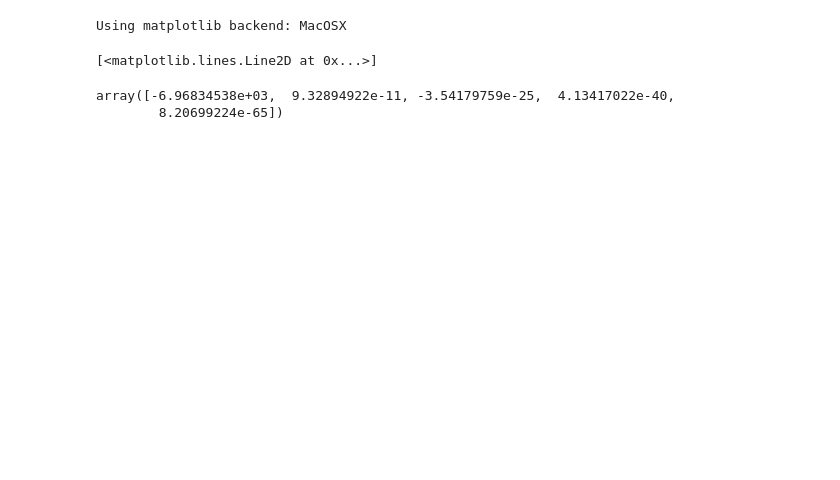
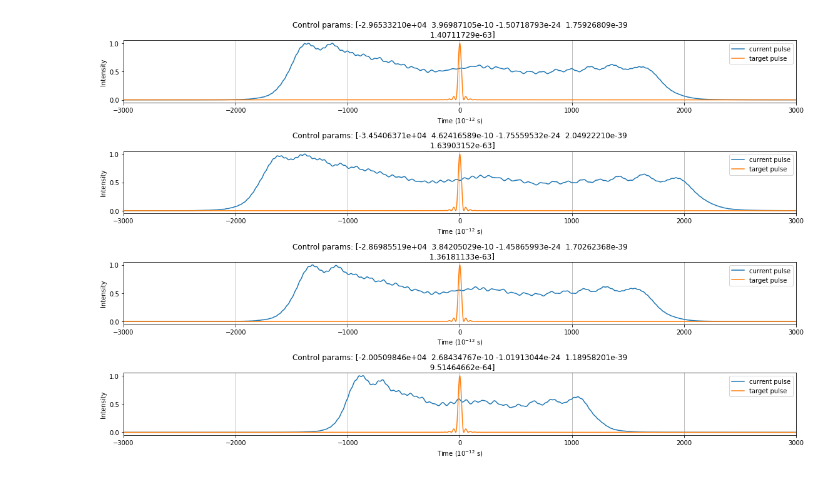
Before and after one commit to fracapuano/TempoRL, a Jupyter notebook: laserOpt.ipynb, the cells around one changed output. Saved outputs shown, nothing was run; the diff lists cells and outputs as text; code cells hidden in the pictures; blank space fills up the shorter version.

```diff
--- a/laserOpt.ipynb
+++ b/laserOpt.ipynb
@@ -28,25 +28,25 @@ theorical_phase = physics.theorical_phase(frequency, central_carrier)
 control_params = physics.phase_expansions(frequency, theorical_phase)
 pulse = ps.temporal_profile(control_params)
 timescale = ps.time_scale()
-
-%matplotlib
-fig, ax = plt.subplots()
-ax.plot(timescale, pulse, label = "Initial value")
-# %% [output]
-Using matplotlib backend: MacOSX
-[<matplotlib.lines.Line2D at 0x...>]
-# %%
-control_params
-# %% [output]
-array([-6.96834538e+03,  9.32894922e-11, -3.54179759e-25,  4.13417022e-40,
-        8.20699224e-65])
 # %%
 nrows = 4
-fig, ax = plt.subplots(nrows = nrows)
+fig, ax = plt.subplots(figsize = (16,10), nrows = nrows)
 
 for i in range(nrows):
     current = ax[i]
     modified_control_params = control_params + 5*np.random.random(size=1) * control_params
     modified_pulse = ps.temporal_profile(modified_control_params)
+    current.set_title("Control params: " + str(modified_control_params)); current.set_xlabel(r"Time ($10^{-12}$ s)"); current.set_ylabel("Intensity")
+    current.plot(timescale, modified_pulse, label = "current pulse")
 
-    current.plot(timescale, modified_pulse)
+    target_pulse = ps.temporal_profile(np.zeros_like(modified_control_params))
+    current.plot(timescale, target_pulse, label = "target pulse")
+    current.set_xlim(left = -3000, right = +3000)
+    current.legend()
+    current.grid(axis = "x")
+fig.tight_layout()
+plt.show()
+
+ps_equation = physics.PulseEmitter(frequency, field, useEquation=True, central_carrier = central_carrier)
+# %% [output]
+[figure, added]
```
Also changed, not shown: parts of 4 cells of this notebook, 1 other file.
